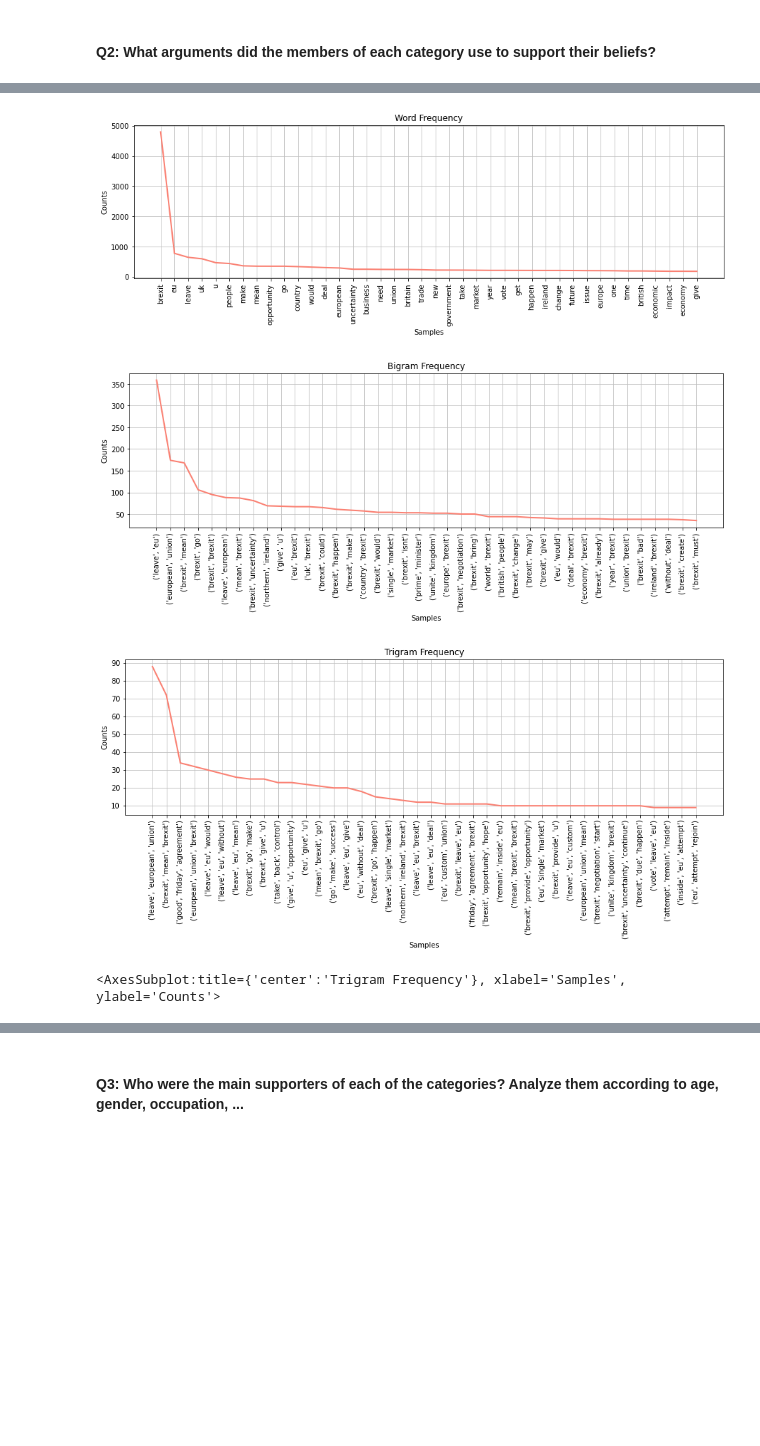
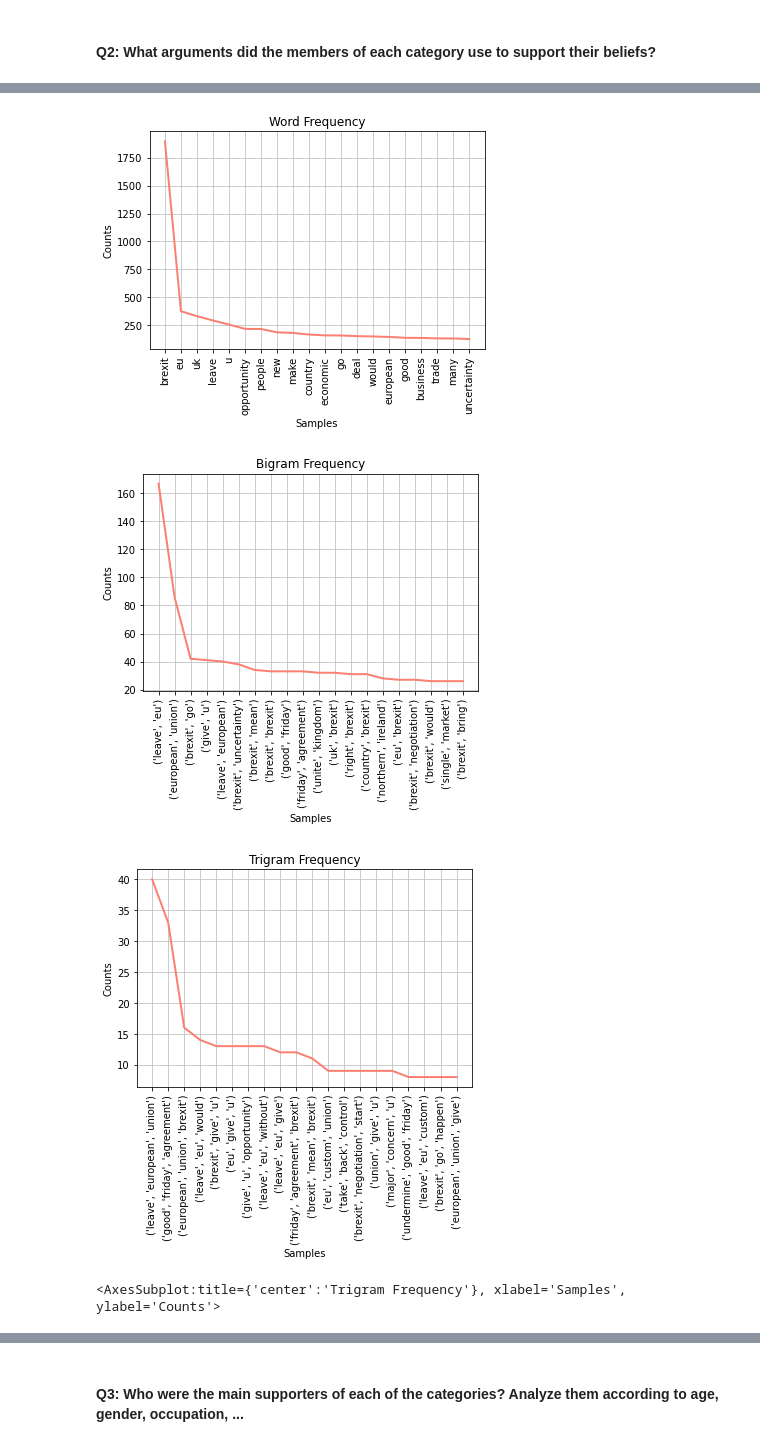
Before and after one commit to epfl-ada/ada-2021-project-kava, a Jupyter notebook: milestone2_template.ipynb, the cells around one changed output, grey strips where cells are left out. Saved outputs shown, nothing was run; the diff lists cells and outputs as text; code cells hidden in the pictures; blank space fills up the shorter version.

```diff
--- a/milestone2_template.ipynb
+++ b/milestone2_template.ipynb
@@ -921,21 +870,23 @@ If we do a deeper analysis , we can classify the speakers based on the polarity
 # %%
-# Classify supporters, detractors and neutral quotes based on the polarity obtained
-supporters = df_quotes_with_sentiment.loc[df_quotes_with_sentiment['polarity'] > 0]
-supporters_percentage = len(supporters.index)/len(df_quotes_with_sentiment.index)
-detractors = df_quotes_with_sentiment.loc[df_quotes_with_sentiment['polarity'] < 0]
-detractors_percentage = len(detractors.index)/len(df_quotes_with_sentiment.index)
-neutral = df_quotes_with_sentiment.loc[df_quotes_with_sentiment['polarity'] == 0]
-neutral_percentage = len(neutral.index)/len(df_quotes_with_sentiment.index)
-
+supporters = df_quotes.loc[df_quotes['sentiment'] > 0]
+supporters_percentage = len(supporters.index)/len(df_quotes.index)
+detractors = df_quotes.loc[df_quotes['sentiment'] < 0]
+detractors_percentage = len(detractors.index)/len(df_quotes.index)
+neutral = df_quotes.loc[df_quotes['sentiment'] == 0]
+neutral_percentage = len(neutral.index)/len(df_quotes.index)
+# print("Percentage of supporters: {0:.2%}".format(supporters_percentage))
+# print("Percentage of detractors: {0:.2%}".format(detractors_percentage))
+# print("Percentage of neutral: {0:.2%}".format(neutral_percentage))
 # Pie chart, where the slices will be ordered and plotted counter-clockwise:
 labels = 'Supporters', 'Detractors', 'Neutral'
 colors = ['#1b9e77', '#d95f02', '#7570b3']
 sizes = [supporters_percentage, detractors_percentage, neutral_percentage]
 # explode = (0, 0.1, 0, 0)  # only "explode" the 2nd slice (i.e. 'Hogs')
+
 fig1, ax1 = plt.subplots()
 ax1.pie(sizes, labels=labels, colors=colors, autopct='%1.1f%%',
         shadow=False, startangle=90)
 ax1.axis('equal')  # Equal aspect ratio ensures that pie is drawn as a circle.
-plt.suptitle('Percentages of supporters, detractors and neutral speakers',fontsize=15)
+
 plt.show()
 # %% [output]
@@ -986,28 +999,22 @@ To clarify:
 # %%
-#From lists of quotes to a single list containing all words
-all_words=[]
-for i in range(len(df_quotes)):
-    all_words = all_words + df_quotes['quotation'].iloc[i]
+#From lists of supporters quotes to a single list containing all supporters words
+supporters_words=[]
+for i in range(len(supporters)):
+    supporters_words = supporters_words + supporters['quotation'].iloc[i]
 
-#Get word frequency with ntlk
-words_1 = nltk.FreqDist(all_words)
-plt.figure(figsize=(15,4))
-
-words_1.plot(40, color='salmon', title='Word Frequency')
+#Get word frequency
+nlp_words = nltk.FreqDist(supporters_words)
+plot1 = nlp_words.plot(20, color='salmon', title='Word Frequency')
 #Bigrams
-bigrm = list(nltk.bigrams(all_words))
+bigrm = list(nltk.bigrams(supporters_words))
 words_2 = nltk.FreqDist(bigrm)
-plt.figure(figsize=(15,4))
-
-words_2.plot(40, color='salmon', title='Bigram Frequency')
+words_2.plot(20, color='salmon', title='Bigram Frequency')
 #Trigrams
-trigrm = list(nltk.trigrams(all_words))
+trigrm = list(nltk.trigrams(supporters_words))
 words_3 = nltk.FreqDist(trigrm)
-plt.figure(figsize=(15,4))
-
-words_3.plot(40, color='salmon', title='Trigram Frequency')
+words_3.plot(20, color='salmon', title='Trigram Frequency')
 # %% [output]
-[figure, old version]
+[figure, new version]
-[figure, old version]
+[figure, new version]
-[figure, old version]
+[figure, new version]
 <AxesSubplot:title={'center':'Trigram Frequency'}, xlabel='Samples', ylabel='Counts'>
```
Also changed, not shown: parts of 142 cells of this notebook.
